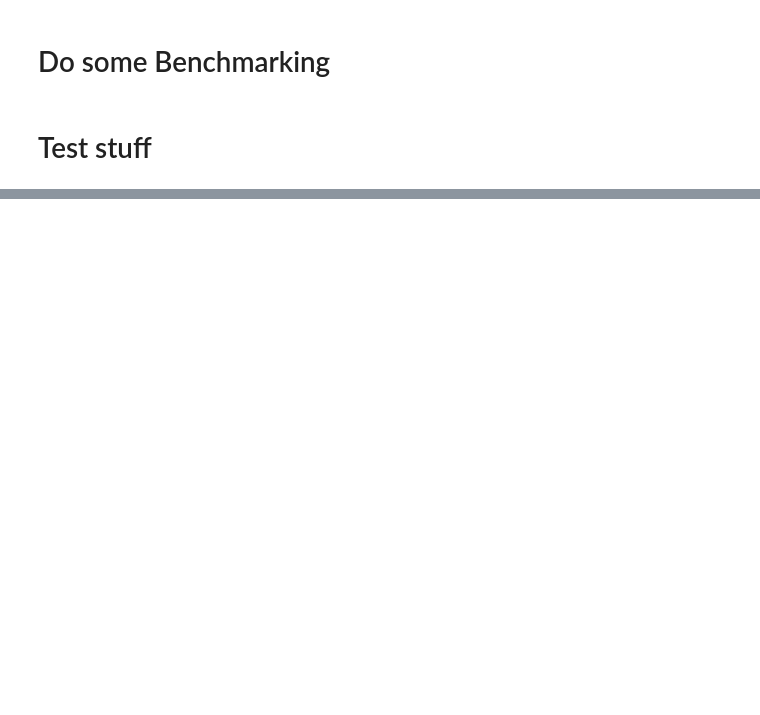
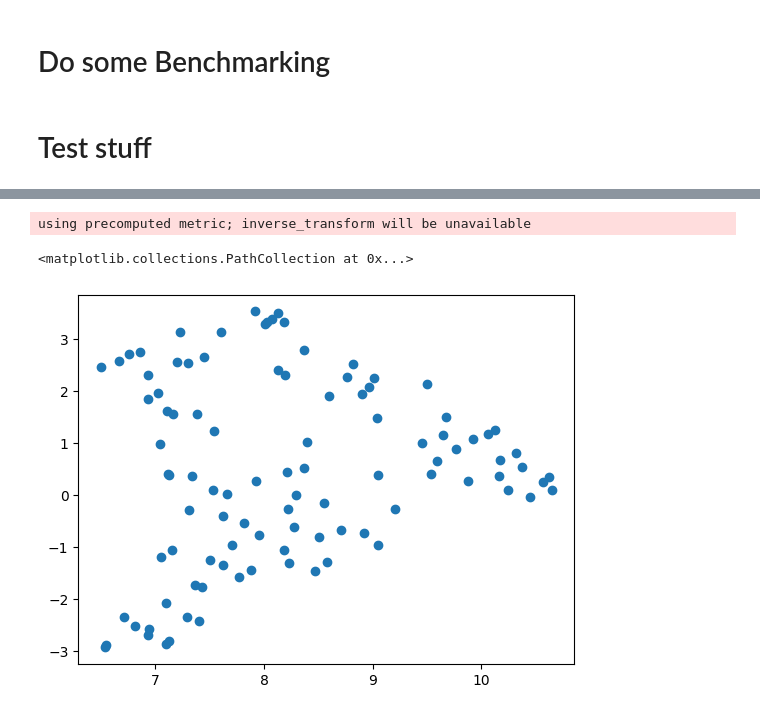
Before and after one commit to ginihumer/Amumo, a Jupyter notebook: notebooks/explore_clip.ipynb, the cells around one changed output, grey strips where cells are left out. Saved outputs shown, nothing was run; the diff lists cells and outputs as text; code cells hidden in the pictures; blank space fills up the shorter version.

```diff
--- a/notebooks/explore_clip.ipynb
+++ b/notebooks/explore_clip.ipynb
@@ -804,0 +903,15 @@ _ = get_textual_label_for_cluster([1,2,3,4,5,6,7,8,9,10], all_prompts)
+# %%
+
+# Calculate pairwise Euclidean distance
+distances = cdist(image_embedding, image_embedding, metric='cosine')
+
+umap_proj = UMAP(
+    metric="precomputed",
+    random_state=31415
+)
+cross_emb = umap_proj.fit_transform(distances)
+plt.scatter(cross_emb[:,0], cross_emb[:,1])
+# %% [output]
+using precomputed metric; inverse_transform will be unavailable
+<matplotlib.collections.PathCollection at 0x...>
+[figure, added]
```
Also changed, not shown: parts of 24 cells of this notebook, 3 other files.
